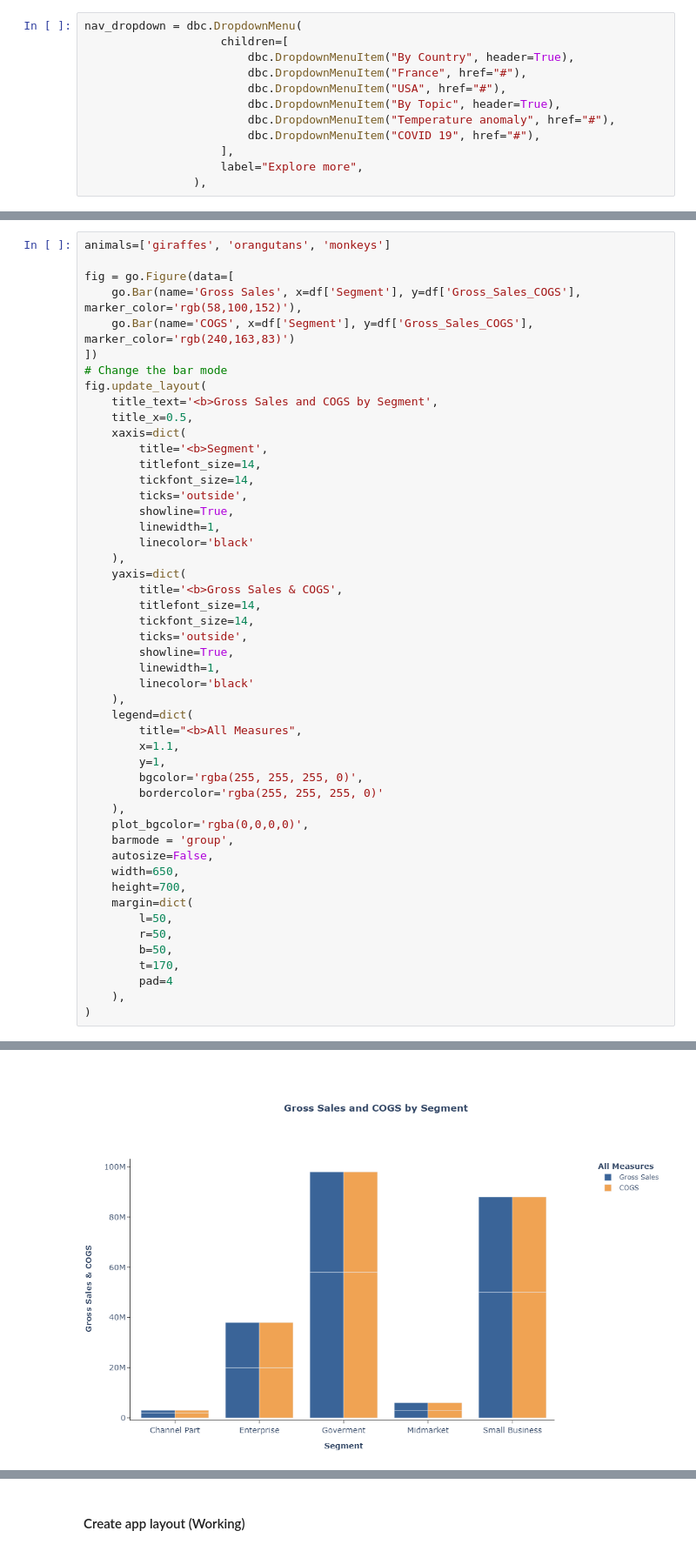
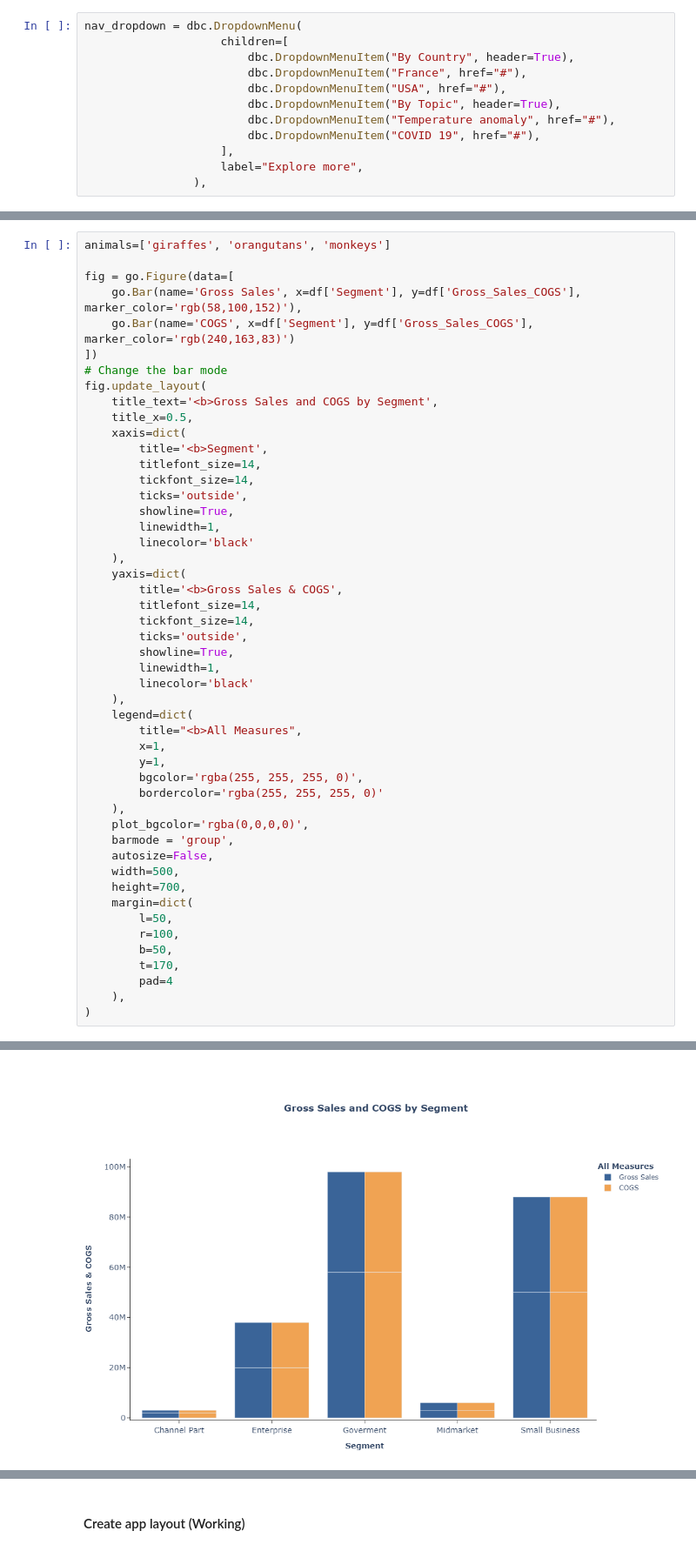
Before and after one commit to jupyter-naas/summer-dashboarding, a Jupyter notebook: dashboards/3-Revenue COGS by Segment/revenue_cogs_by_segment.ipynb, the cells around one changed output, grey strips where cells are left out. Shown at 87% size. Saved outputs shown, nothing was run; the diff lists cells and outputs as text.

```diff
--- a/dashboards/3-Revenue COGS by Segment/revenue_cogs_by_segment.ipynb
+++ b/dashboards/3-Revenue COGS by Segment/revenue_cogs_by_segment.ipynb
@@ -241,7 +244,7 @@ fig.update_layout(
     ),
     legend=dict(
         title="<b>All Measures",
-        x=1.1,
+        x=1,
         y=1,
         bgcolor='rgba(255, 255, 255, 0)',
         bordercolor='rgba(255, 255, 255, 0)'
@@ -249,11 +252,11 @@ fig.update_layout(
     plot_bgcolor='rgba(0,0,0,0)',
     barmode = 'group',
     autosize=False,
-    width=650,
+    width=500,
     height=700,
     margin=dict(
         l=50,
-        r=50,
+        r=100,
         b=50,
         t=170,
         pad=4
@@ -263 +267 @@ fig.update_layout(
-[figure, old version]
+[figure, new version]
```
Also changed, not shown: parts of 12 cells of this notebook.
